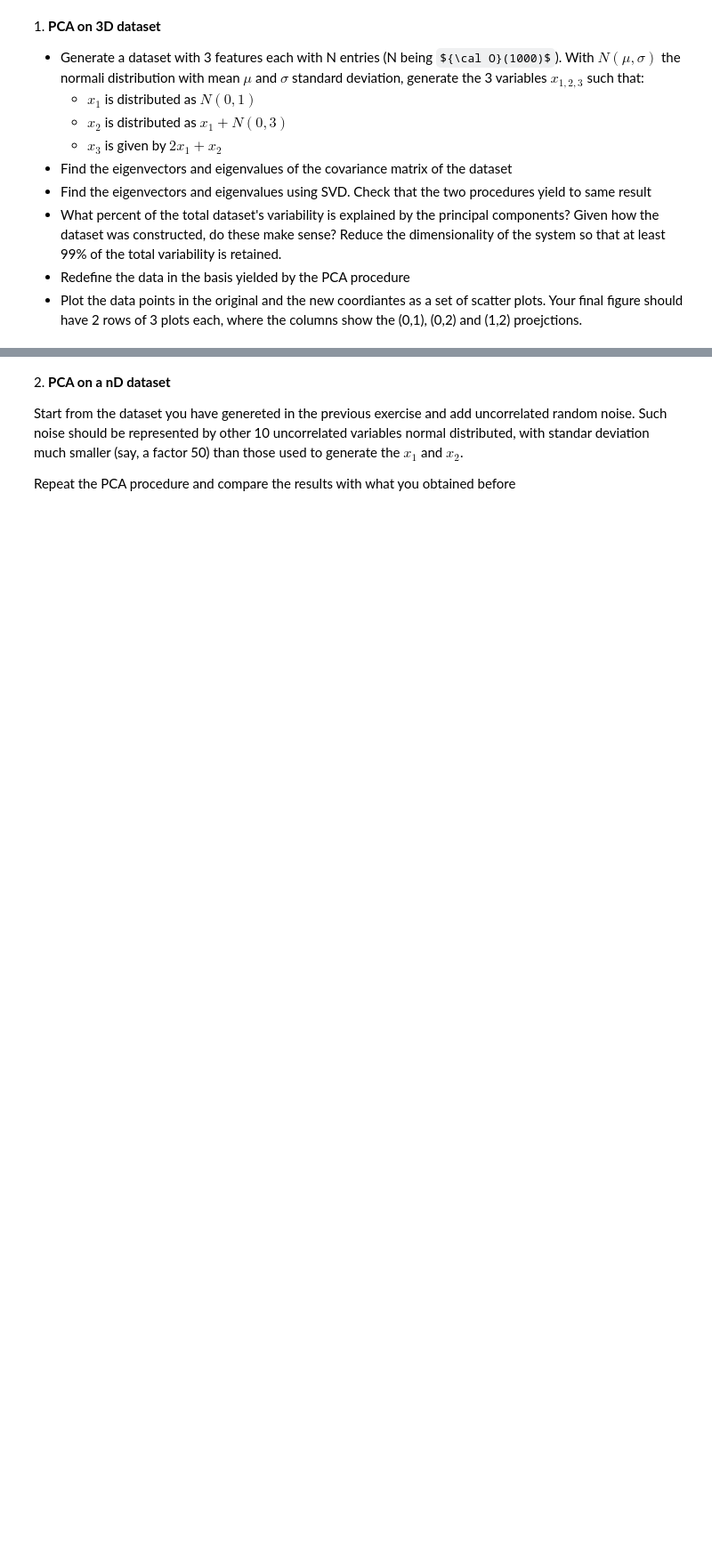
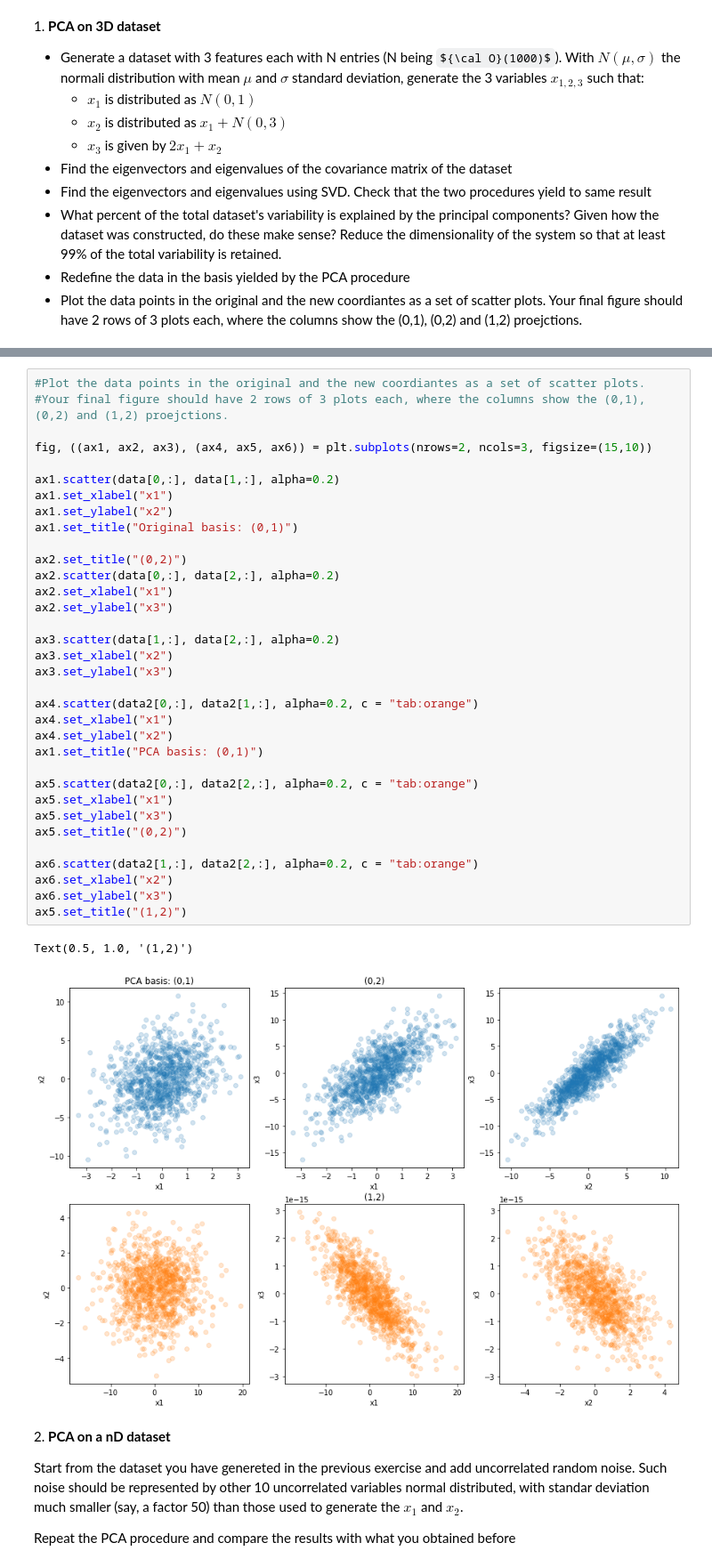
Before and after one commit to AlbertoSaretto/LaboratoryOfComputationalPhysics_Y5, a Jupyter notebook: 08ex_LinearAlgebra.ipynb, the cells around one changed output, grey strips where cells are left out. Shown: that part at 89% size. Saved outputs shown, nothing was run; the diff lists cells and outputs as text; some formulas as TeX source; blank space fills up the shorter version.

```diff
--- a/08ex_LinearAlgebra.ipynb
+++ b/08ex_LinearAlgebra.ipynb
@@ -63,3 +131,40 @@ Eigenvalues: [2.64087948e+04 2.10005057e+03 9.97090632e-29]
+# %%
+#Plot the data points in the original and the new coordiantes as a set of scatter plots.
+#Your final figure should have 2 rows of 3 plots each, where the columns show the (0,1), (0,2) and (1,2) proejctions.
+
+fig, ((ax1, ax2, ax3), (ax4, ax5, ax6)) = plt.subplots(nrows=2, ncols=3, figsize=(15,10))
+
+ax1.scatter(data[0,:], data[1,:], alpha=0.2)
+ax1.set_xlabel("x1")
+ax1.set_ylabel("x2")
+ax1.set_title("Original basis: (0,1)")
+
+ax2.set_title("(0,2)")
+ax2.scatter(data[0,:], data[2,:], alpha=0.2)
+ax2.set_xlabel("x1")
+ax2.set_ylabel("x3")
+
+ax3.scatter(data[1,:], data[2,:], alpha=0.2)
+ax3.set_xlabel("x2")
+ax3.set_ylabel("x3")
+
+ax4.scatter(data2[0,:], data2[1,:], alpha=0.2, c = "tab:orange")
+ax4.set_xlabel("x1")
+ax4.set_ylabel("x2")
+ax1.set_title("PCA basis: (0,1)")
+
+ax5.scatter(data2[0,:], data2[2,:], alpha=0.2, c = "tab:orange")
+ax5.set_xlabel("x1")
+ax5.set_ylabel("x3")
+ax5.set_title("(0,2)")
+
+ax6.scatter(data2[1,:], data2[2,:], alpha=0.2, c = "tab:orange")
+ax6.set_xlabel("x2")
+ax6.set_ylabel("x3")
+ax5.set_title("(1,2)")
+# %% [output]
+Text(0.5, 1.0, '(1,2)')
+[figure, added]
 # %% [markdown]
 2\. **PCA on a nD dataset**
 
```
Also changed, not shown: parts of 7 cells of this notebook.
